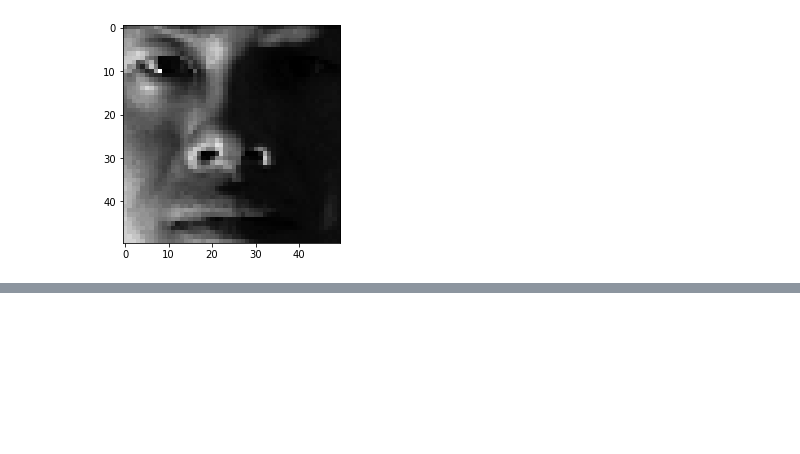
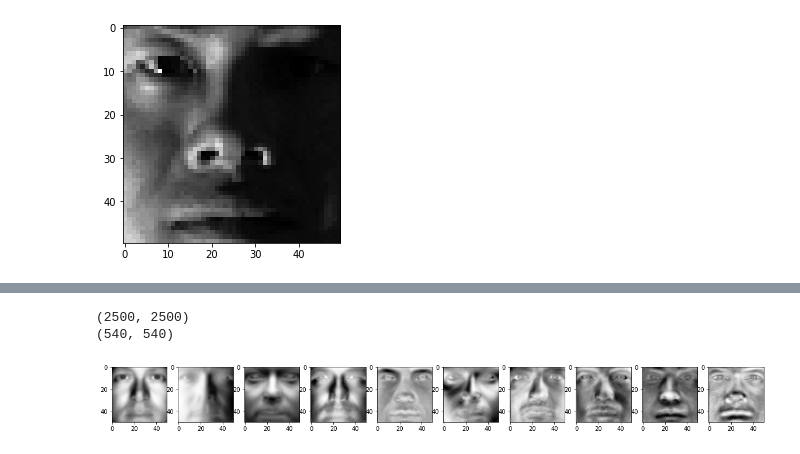
Before and after one commit to martinsun0/AML-assignments, a Jupyter notebook: hw3/hw3_1.ipynb, the cells around one changed output, grey strips where cells are left out. Saved outputs shown, nothing was run; the diff lists cells and outputs as text; code cells hidden in the pictures; blank space fills up the shorter version.

```diff
--- a/hw3/hw3_1.ipynb
+++ b/hw3/hw3_1.ipynb
@@ -37,0 +53,14 @@ plt.imshow(avgFace.reshape(50,50), cmap = cm.Greys_r)
+# %%
+U, S, V = np.linalg.svd(demeaned_XTrain)
+print(np.shape(V))
+print(np.shape(U))
+
+fig, axs = plt.subplots(1,10, figsize=(20,20))
+axs = axs.ravel()
+
+for i in range(10):
+    axs[i].imshow(V[i, :].reshape(50,50), cmap = cm.Greys_r)
+# %% [output]
+(2500, 2500)
+(540, 540)
+[figure, added]
```
Also changed, not shown: parts of 7 cells of this notebook.
